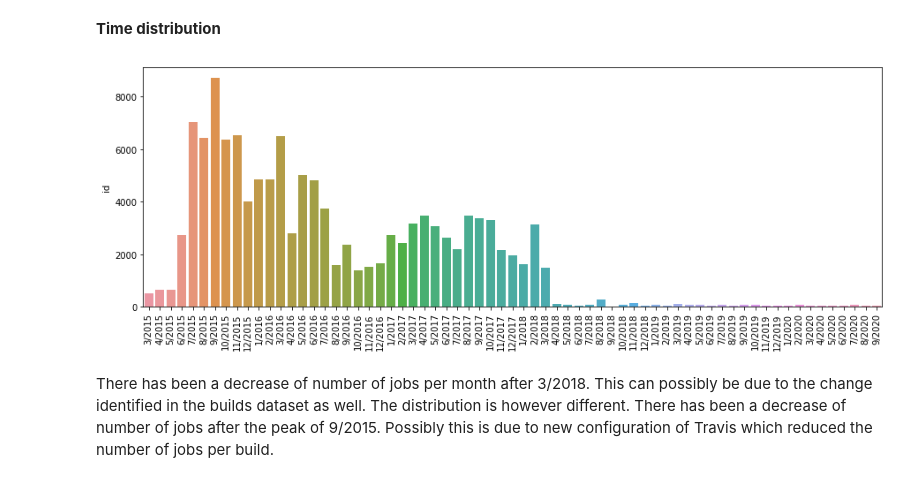
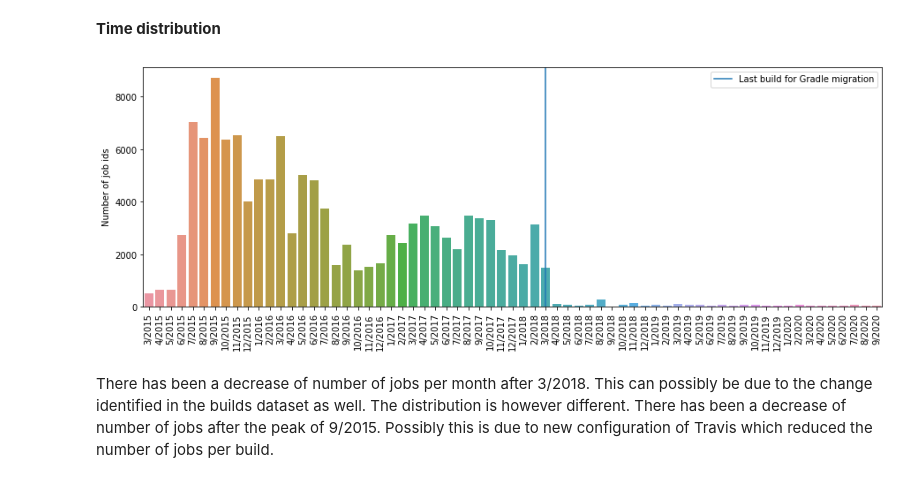
Before and after one commit to IncioMan/Continuous-Integration-metrics-for-post-release-bugs-prediction, a Jupyter notebook: notebooks/analysis/Jobs_dataset_analysis.ipynb, the cells around one changed output. Cells and saved outputs as stored; diff of their text form; code cells hidden in the pictures.

Commit message:
builds, jobs, tags, jira analysis for thesis writing

```diff
--- a/notebooks/analysis/Jobs_dataset_analysis.ipynb
+++ b/notebooks/analysis/Jobs_dataset_analysis.ipynb
@@ -79,6 +73,9 @@ Index(['id', 'buildid', 'started_at', 'created_at', 'finished_at', 'number',
 | Field          | Description                                                     |
 |----------------|-----------------------------------------------------------------|
 |commitref|Named reference the commit has in git.|
+# %%
+jobs = jobs[['id', 'buildid', 'started_at', 'created_at', 'finished_at', 'number',
+       'state', 'updated_at', 'commitsha','commitmessage','commitref']]
 # %% [markdown]
 ### Shape
 # %%
@@ -153,14 +150,19 @@ jobs["started_at_day"] = jobs.started_at.dt.day
 jobs["started_at_month"] = jobs.started_at.dt.month
 jobs["started_at_year"] = jobs.started_at.dt.year
 # %%
+plt.figure()
 time_group = ["started_at_year", "started_at_month"]
 x = jobs.groupby(time_group).id.count().reset_index().sort_values(by=time_group)
 ax = sns.barplot(x=x.index, y=x.id)
 ax.set_xticklabels(list(x.started_at_month.astype(int).astype(str) + "/" + x.started_at_year.astype(int).astype(str)),
                   rotation=90)
+ax.axvline(x=36, label="Last build for Gradle migration")
+ax.set(ylabel="Number of job ids")
+plt.legend()
+plt.savefig(f"{figure_folder}/jobs_over_time.png", transparent=True, bbox_inches='tight', pad_inches=0.2)
 plt.show()
 # %% [output]
-[figure, old version]
+[figure, new version]
 # %% [markdown]
 There has been a decrease of number of jobs per month after 3/2018. This can possibly be due to the change identified in the builds dataset as well. The distribution is however different. There has been a decrease of number of jobs after the peak of 9/2015. Possibly this is due to new configuration of Travis which reduced the number of jobs per build.
 # %% [markdown]
```
Also changed, not shown: parts of 11 cells of this notebook, 9 other files.
